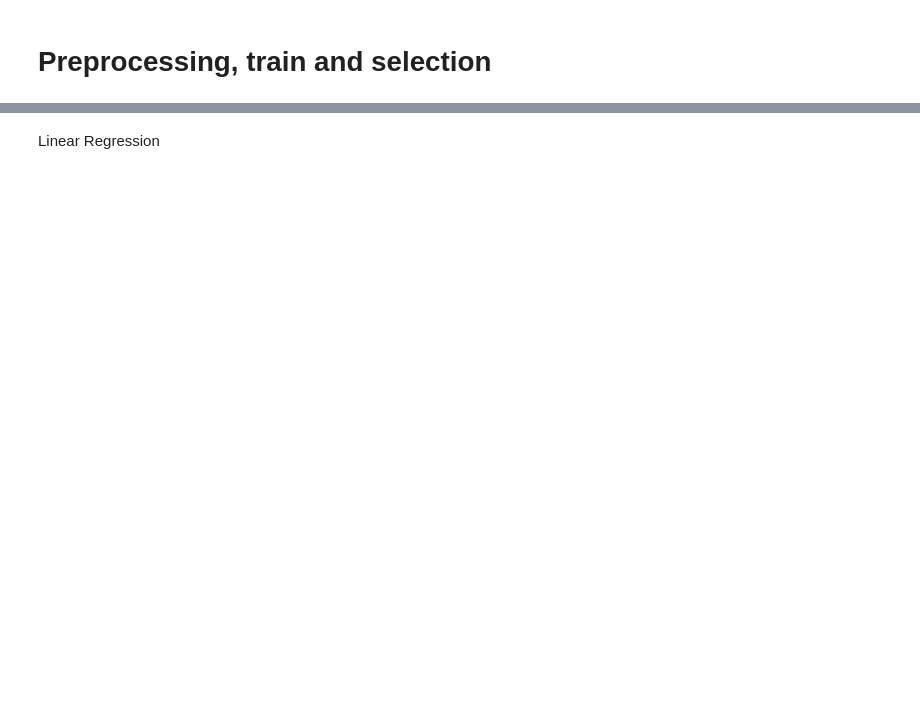
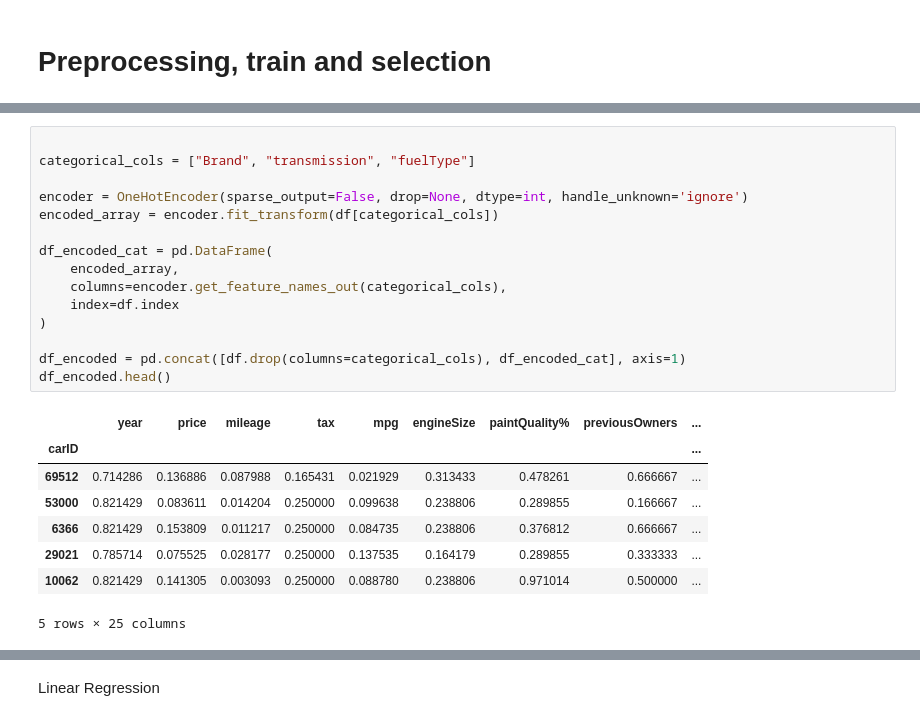
Before and after one commit to LiberoBiagi/ML_Nova_IMS_25-26, a Jupyter notebook: code.ipynb, the cells around one changed output, grey strips where cells are left out. Drawn from its saved outputs; the diff is of its cells as text; blank space fills up the shorter version.

```diff
--- a/code.ipynb
+++ b/code.ipynb
@@ -485,0 +612,24 @@ df = df.drop(["model", "year"], axis=1)
+# %%
+
+categorical_cols = ["Brand", "transmission", "fuelType"]
+
+encoder = OneHotEncoder(sparse_output=False, drop=None, dtype=int, handle_unknown='ignore')
+encoded_array = encoder.fit_transform(df[categorical_cols])
+
+df_encoded_cat = pd.DataFrame(
+    encoded_array,
+    columns=encoder.get_feature_names_out(categorical_cols),
+    index=df.index
+)
+
+df_encoded = pd.concat([df.drop(columns=categorical_cols), df_encoded_cat], axis=1)
+df_encoded.head()
+# %% [output]
+|  | year | price | mileage | tax | mpg | engineSize | paintQuality% | previousOwners | ... |
+| carID |  |  |  |  |  |  |  |  | ... |
+| 69512 | 0.714286 | 0.136886 | 0.087988 | 0.165431 | 0.021929 | 0.313433 | 0.478261 | 0.666667 | ... |
+| 53000 | 0.821429 | 0.083611 | 0.014204 | 0.250000 | 0.099638 | 0.238806 | 0.289855 | 0.166667 | ... |
+| 6366 | 0.821429 | 0.153809 | 0.011217 | 0.250000 | 0.084735 | 0.238806 | 0.376812 | 0.666667 | ... |
+| 29021 | 0.785714 | 0.075525 | 0.028177 | 0.250000 | 0.137535 | 0.164179 | 0.289855 | 0.333333 | ... |
+| 10062 | 0.821429 | 0.141305 | 0.003093 | 0.250000 | 0.088780 | 0.238806 | 0.971014 | 0.500000 | ... |
+5 rows × 25 columns
```
Also changed, not shown: parts of 25 cells of this notebook.
